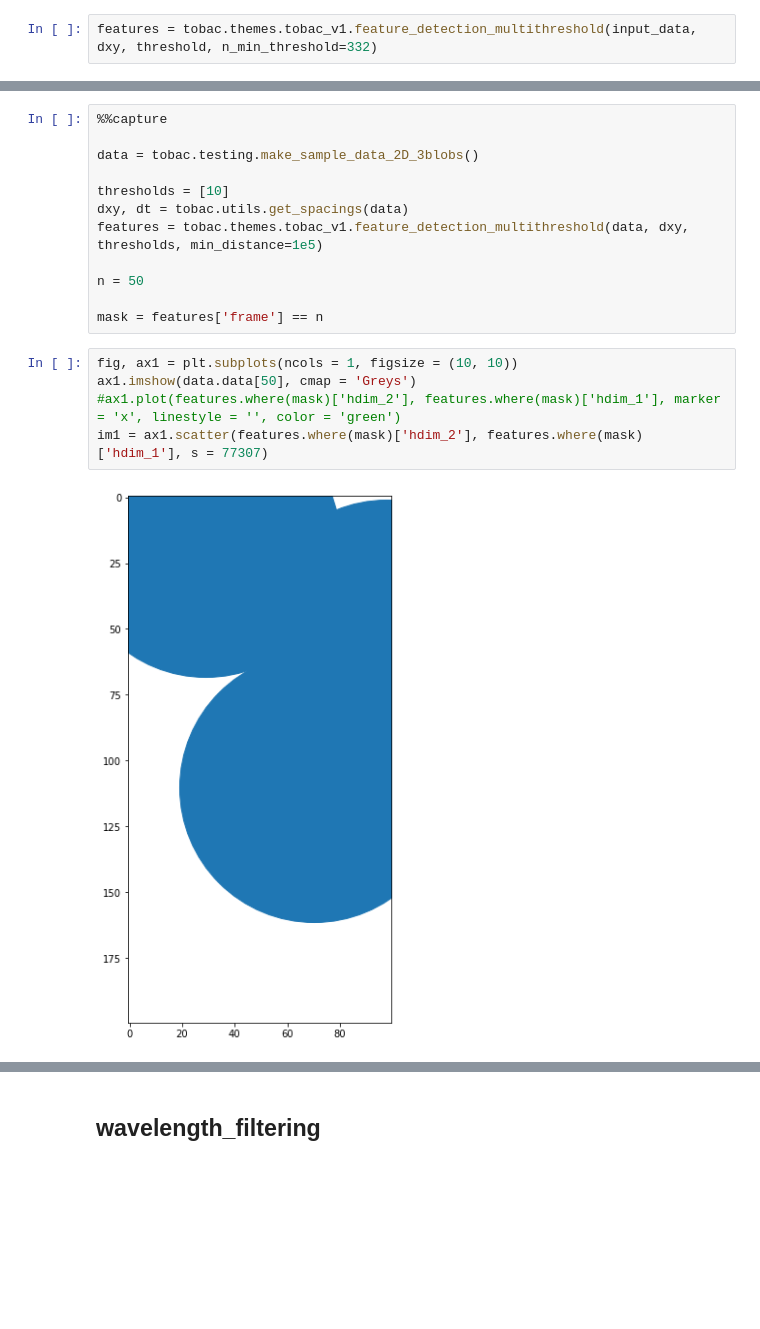
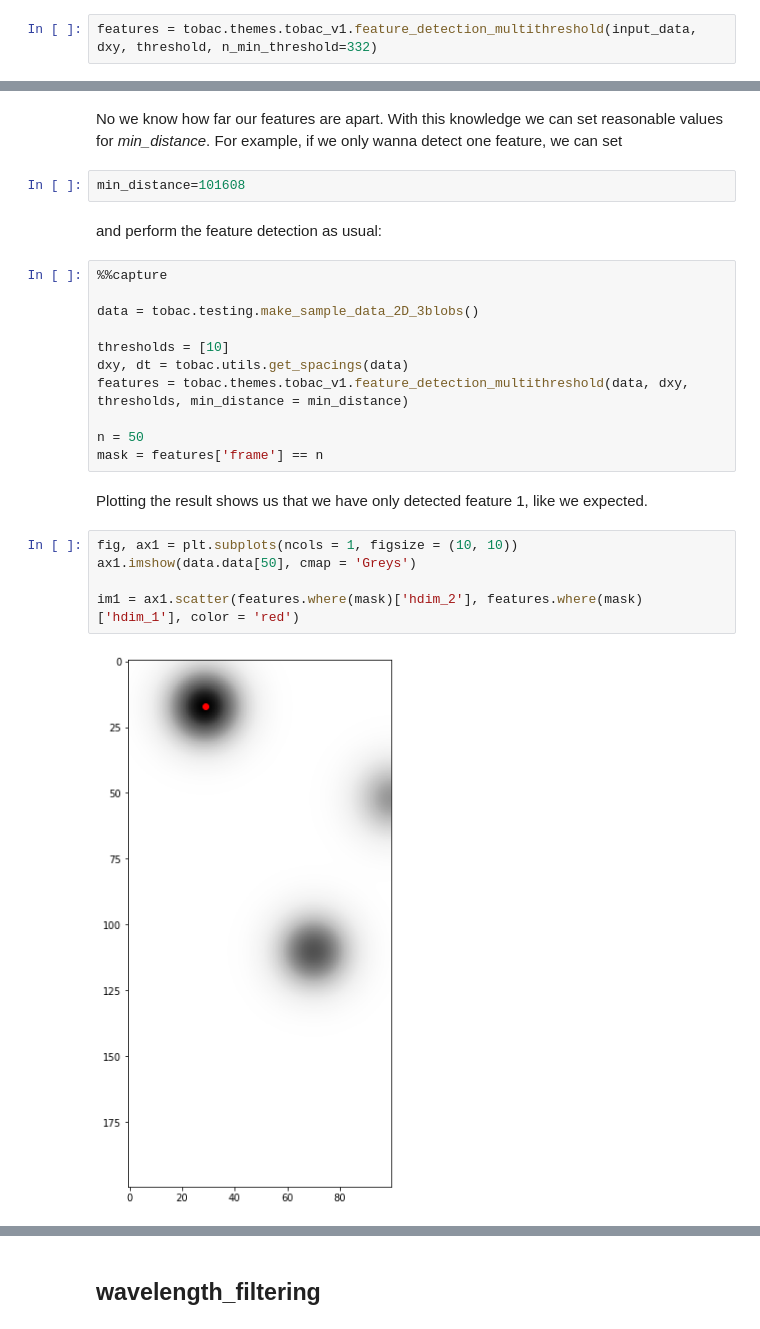
Before and after one commit to tobac-project/tobac-tutorials, a Jupyter notebook: tutorials/Tutorials/features.ipynb, the cells around one changed output, grey strips where cells are left out. Cells and saved outputs as stored; diff of their text form; blank space fills up the shorter version.

```diff
--- a/tutorials/Tutorials/features.ipynb
+++ b/tutorials/Tutorials/features.ipynb
@@ -425,3 +386,9 @@ array([77307.67873611])
+# %% [markdown]
+No we know how far our features are apart. With this knowledge we can set reasonable values for *min_distance*. For example, if we only wanna detect one feature, we can set
+# %%
+min_distance=101608
+# %% [markdown]
+and perform the feature detection as usual:
 # %%
 %%capture
 
@@ -429,15 +396,16 @@ data = tobac.testing.make_sample_data_2D_3blobs()
 
 thresholds = [10]
 dxy, dt = tobac.utils.get_spacings(data)
-features = tobac.themes.tobac_v1.feature_detection_multithreshold(data, dxy, thresholds, min_distance=1e5)
+features = tobac.themes.tobac_v1.feature_detection_multithreshold(data, dxy, thresholds, min_distance = min_distance)
 
 n = 50
-
 mask = features['frame'] == n
+# %% [markdown]
+Plotting the result shows us that we have only detected feature 1, like we expected.
 # %%
 fig, ax1 = plt.subplots(ncols = 1, figsize = (10, 10))
 ax1.imshow(data.data[50], cmap = 'Greys')
-#ax1.plot(features.where(mask)['hdim_2'], features.where(mask)['hdim_1'], marker = 'x', linestyle = '', color = 'green')
-im1 = ax1.scatter(features.where(mask)['hdim_2'], features.where(mask)['hdim_1'], s = 77307)
+
+im1 = ax1.scatter(features.where(mask)['hdim_2'], features.where(mask)['hdim_1'], color = 'red')
 # %% [output]
-[figure, old version]
+[figure, new version]
```
Also changed, not shown: parts of 41 cells of this notebook, 1 other file.
